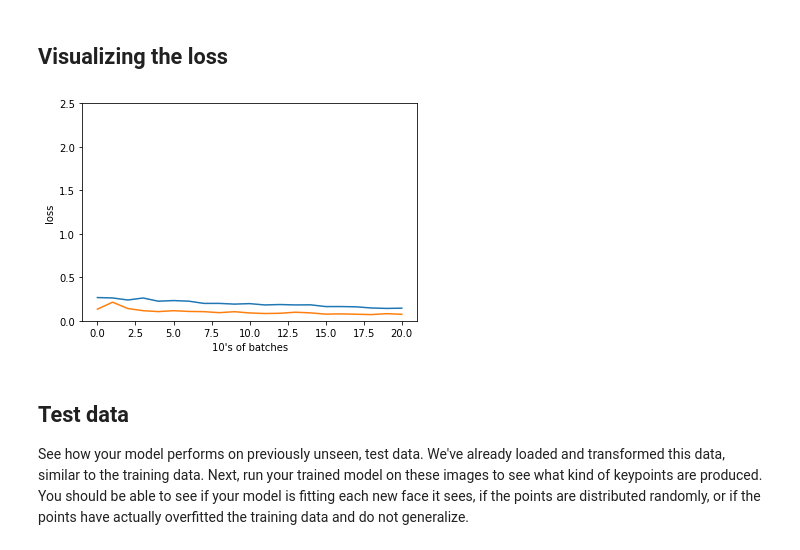
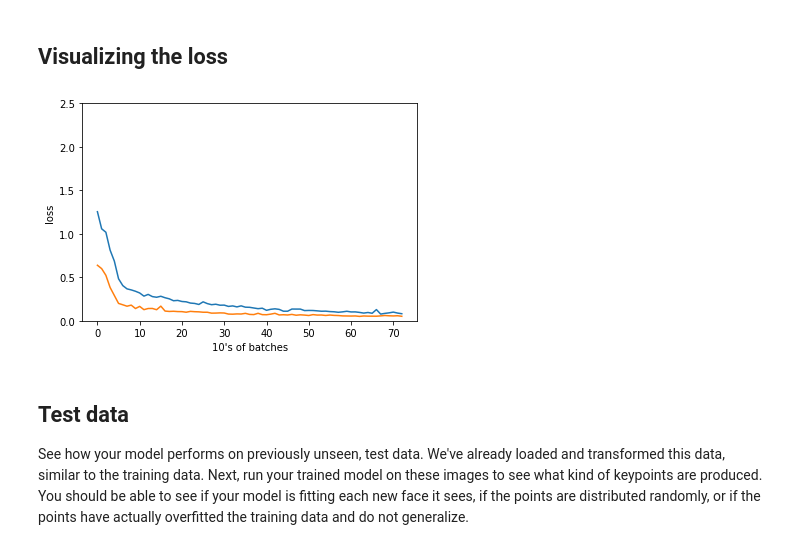
Before and after one commit to Bjarten/computer-vision-ND, a Jupyter notebook: project_1_facial_keypoints/2. Define the Network Architecture.ipynb, the cells around one changed output. Cells and saved outputs as stored; diff of their text form; code cells hidden in the pictures.

Commit message:
feat: add Early Stopping

```diff
--- a/project_1_facial_keypoints/2. Define the Network Architecture.ipynb
+++ b/project_1_facial_keypoints/2. Define the Network Architecture.ipynb
@@ -394,6 +419,8 @@ def train_net(n_epochs):
 
     train_loss_over_time = [] # to track the loss as the network trains
     val_loss_over_time = [] # to track the validation loss as the network trains
+
+    early_stopping = EarlyStopping()
 
     # prepare the net for training
     net.train()
@@ -415,6 +442,8 @@ def train_net(n_epochs):
 
 
         running_train_loss = 0.0
+        avg_val_loss = 0.0
+        avg_train_loss = 0.0
 
         # train on batches of data, assumes you already have train_loader
         for batch_i, data in enumerate(train_loader):
@@ -447,19 +476,30 @@ def train_net(n_epochs):
             # print loss statistics
             # to convert loss into a scalar and add it to the running_loss, use .item()
             running_train_loss += loss.item()
-            if batch_i % 10 == 9:    # print every 10 batches
-                avg_train_loss = running_train_loss/10
+            if batch_i % 10 == 9 or batch_i == 0:    # print every 10 batches
+                if batch_i == 0:
+                    avg_train_loss = running_train_loss
+                else:
+                    avg_train_loss = running_train_loss/10
                 avg_val_loss = validation_loss()
+                early_stopping(avg_val_loss)
                 train_loss_over_time.append(avg_train_loss)
                 val_loss_over_time.append(avg_val_loss)
                 print(f'Epoch: {epoch + 1}, Batch: {batch_i+1}, Avg. Training Loss: {avg_train_loss}, Avg. Validation Loss: {avg_val_loss}')
                 running_train_loss = 0.0
                 running_val_loss = 0.0
+
+            if early_stopping.early_stop:
+                break
+        if early_stopping.early_stop:
+            print("Early stopping")
+            break
+
     return  train_loss_over_time, val_loss_over_time
     print('Finished Training')
 # %%
 # train your network
-n_epochs = 1 # start small, and increase when you've decided on your model structure and hyperparams
+n_epochs = 20 # start small, and increase when you've decided on your model structure and hyperparams
 
-training_loss, validation_loss = train_net(n_epochs)
+train_loss, val_loss = train_net(n_epochs)
 # %% [output]
@@ -484,14 +524,14 @@ Epoch: 1, Batch: 210, Avg. Training Loss: 0.14508605748414993, Avg. Validation L
 ## Visualizing the loss
 # %%
 # visualize the loss as the network trained
-plt.plot(training_loss)
-plt.plot(validation_loss)
+plt.plot(train_loss)
+plt.plot(val_loss)
 plt.xlabel('10\'s of batches')
 plt.ylabel('loss')
 plt.ylim(0, 2.5) # consistent scale
 plt.show()
 # %% [output]
-[figure, old version]
+[figure, new version]
 # %% [markdown]
 ## Test data
 
```
Also changed, not shown: parts of 4 cells of this notebook.
